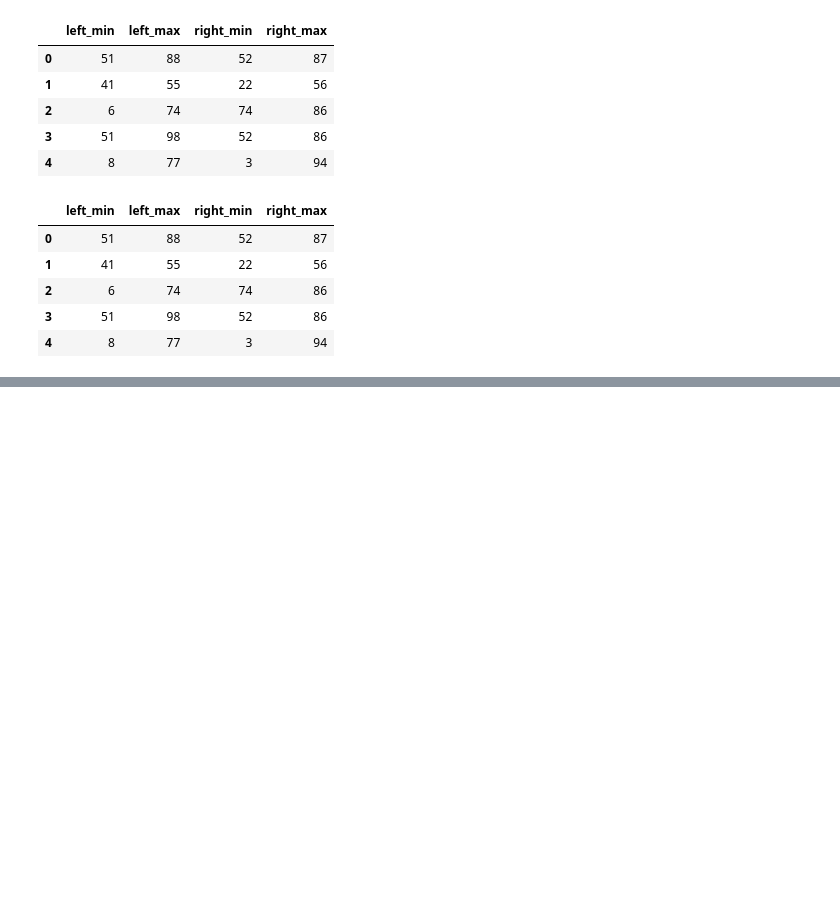
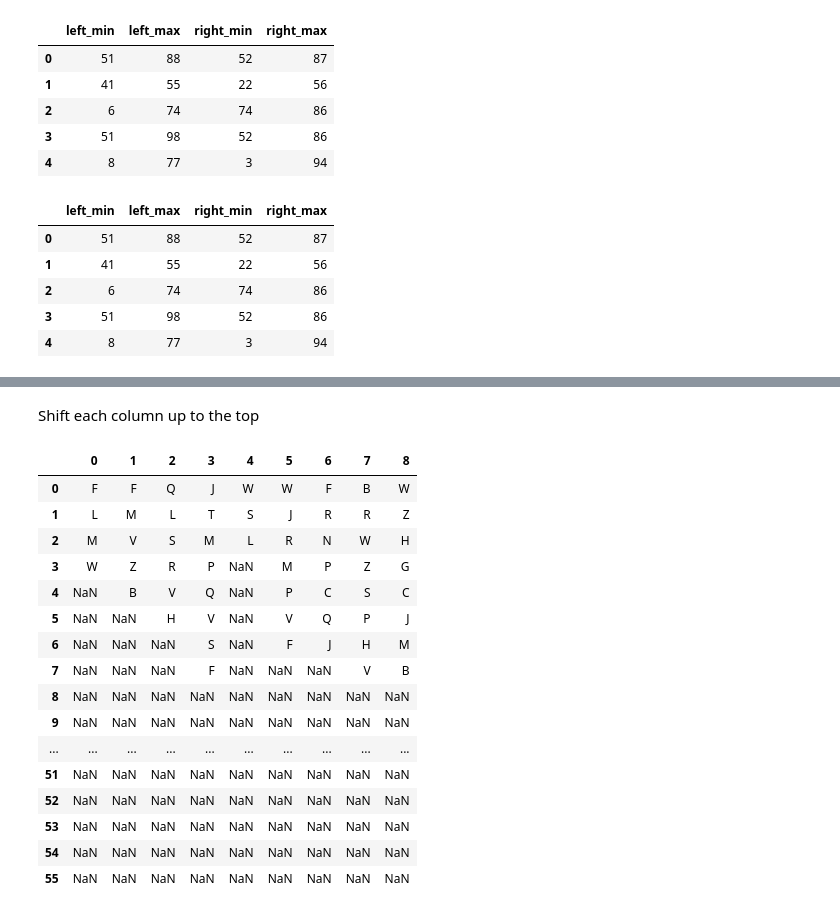
Before and after one commit to tdpetrou/Advent-of-Code-Pandas, a Jupyter notebook: 2022/Problems.ipynb, the cells around one changed output, grey strips where cells are left out. Saved outputs shown, nothing was run; the diff lists cells and outputs as text; code cells hidden in the pictures; blank space fills up the shorter version.

```diff
--- a/2022/Problems.ipynb
+++ b/2022/Problems.ipynb
@@ -405,0 +531,7 @@ df.query('not (left_max < right_min or right_max < left_min)')
+# %%
+df_crates = (pd.read_csv('data/day5.txt', nrows=8, header=None)
+               .squeeze()
+               .str.split(r'\s{1,4}', expand=True)
+               .replace({'': np.nan, '[\[\]]': ''}, regex=True)
+            )
+df_crates
@@ -405,0 +548,24 @@ df.query('not (left_max < right_min or right_max < left_min)')
+# %% [markdown]
+Shift each column up to the top
+# %%
+n_not_missing = df_crates.notna().sum().sum()
+df_crates = df_crates.apply(lambda x: x.shift(-x.isna().sum())).reindex(range(n_not_missing))
+df_crates
+# %% [output]
+|  | 0 | 1 | 2 | 3 | 4 | 5 | 6 | 7 | 8 |
+| 0 | F | F | Q | J | W | W | F | B | W |
+| 1 | L | M | L | T | S | J | R | R | Z |
+| 2 | M | V | S | M | L | R | N | W | H |
+| 3 | W | Z | R | P | NaN | M | P | Z | G |
+| 4 | NaN | B | V | Q | NaN | P | C | S | C |
+| 5 | NaN | NaN | H | V | NaN | V | Q | P | J |
+| 6 | NaN | NaN | NaN | S | NaN | F | J | H | M |
+| 7 | NaN | NaN | NaN | F | NaN | NaN | NaN | V | B |
+| 8 | NaN | NaN | NaN | NaN | NaN | NaN | NaN | NaN | NaN |
+| 9 | NaN | NaN | NaN | NaN | NaN | NaN | NaN | NaN | NaN |
+| ... | ... | ... | ... | ... | ... | ... | ... | ... | ... |
+| 51 | NaN | NaN | NaN | NaN | NaN | NaN | NaN | NaN | NaN |
+| 52 | NaN | NaN | NaN | NaN | NaN | NaN | NaN | NaN | NaN |
+| 53 | NaN | NaN | NaN | NaN | NaN | NaN | NaN | NaN | NaN |
+| 54 | NaN | NaN | NaN | NaN | NaN | NaN | NaN | NaN | NaN |
+| 55 | NaN | NaN | NaN | NaN | NaN | NaN | NaN | NaN | NaN |
```
Also changed, not shown: parts of 55 cells of this notebook, 2 other files.
